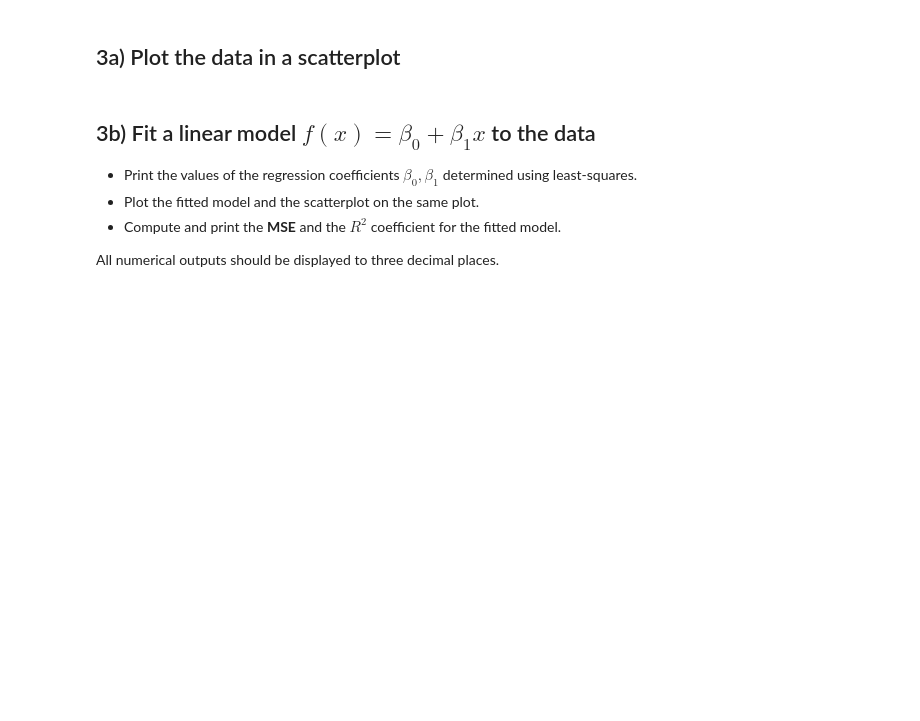
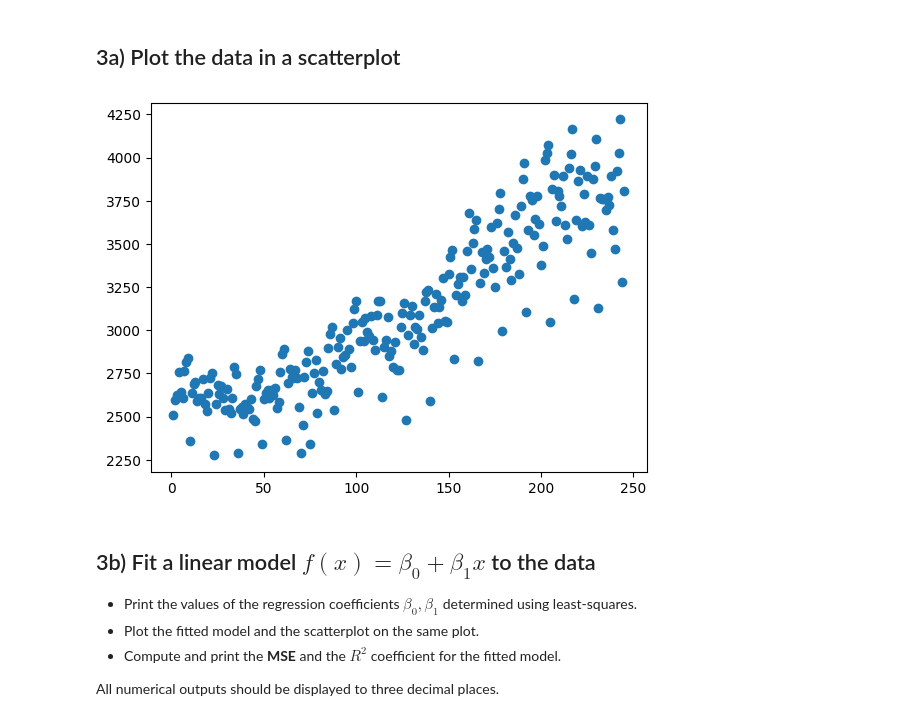
Before and after one commit to MaxzzzLCX/IB_Data_Science, a Jupyter notebook: Exercises/03 Exercise Notebook 3.ipynb, the cells around one changed output. Cells and saved outputs as stored; diff of their text form; code cells hidden in the pictures; blank space fills up the shorter version.

```diff
--- a/Exercises/03 Exercise Notebook 3.ipynb
+++ b/Exercises/03 Exercise Notebook 3.ipynb
@@ -56,6 +56,11 @@ We now have a time series consisting of points $(x_i,y_i)$, for $i = 1, \ldots,
 ## 3a) Plot the data in a scatterplot
 # %%
 #Your code for scatterplot here
+
+plt.scatter(xvals,yvals)
+plt.show()
+# %% [output]
+[figure, added]
 # %% [markdown]
 ## 3b) Fit a linear model $f(x) = \beta_0 + \beta_1 x$ to the data
 
```
Also changed, not shown: parts of 15 cells of this notebook, 1 other file.
